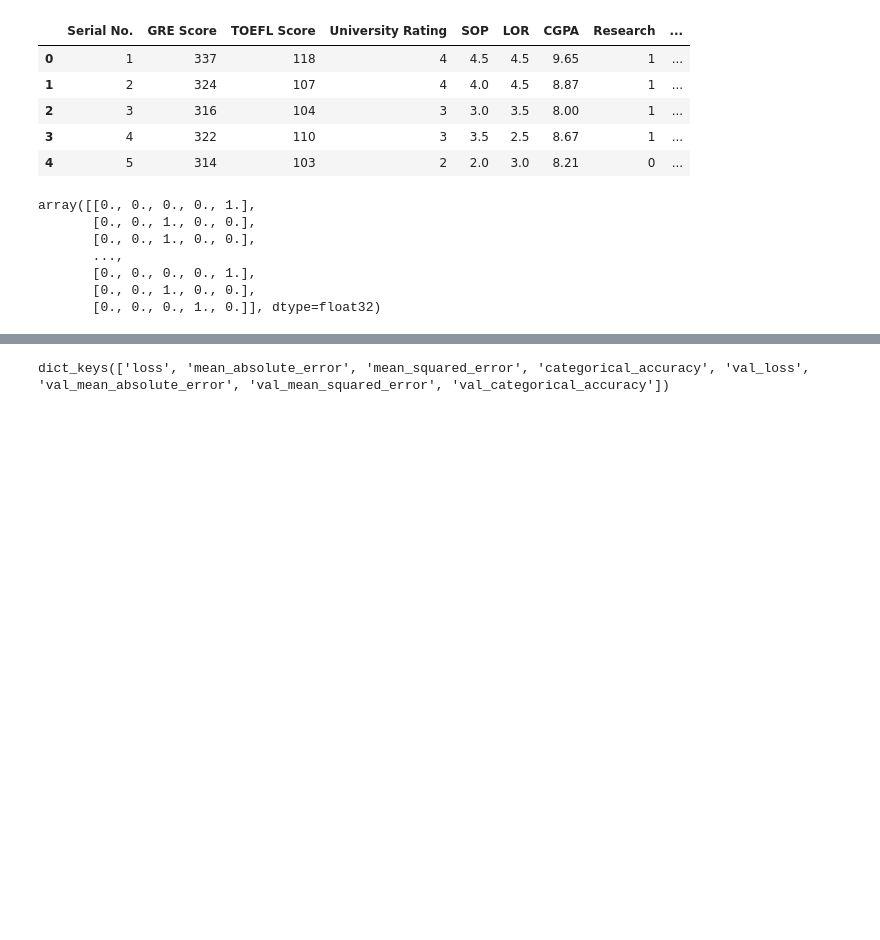
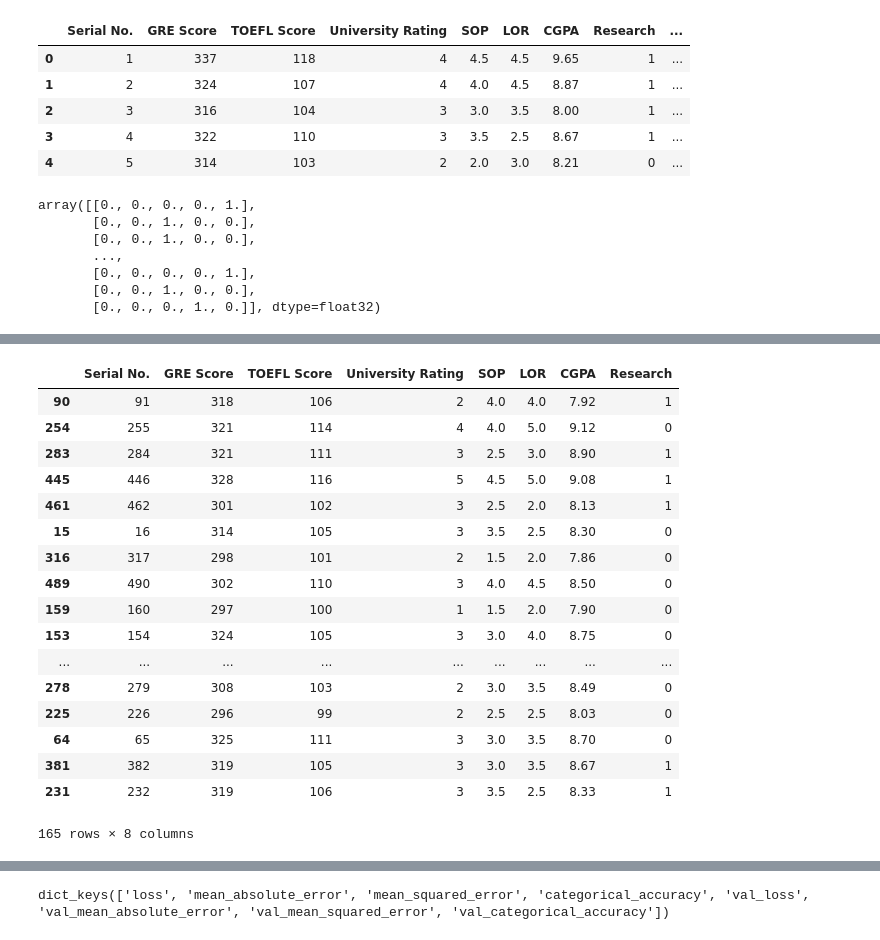
Before and after one commit to aibarbetta/admission-predict, a Jupyter notebook: Clasificacion.ipynb, the cells around one changed output, grey strips where cells are left out. Saved outputs shown, nothing was run; the diff lists cells and outputs as text; code cells hidden in the pictures; blank space fills up the shorter version.

```diff
--- a/Clasificacion.ipynb
+++ b/Clasificacion.ipynb
@@ -61,3 +83,25 @@ array([[0., 0., 0., 0., 1.],
+# %%
+# Test dataset
+x_valid
+# %% [output]
+|  | Serial No. | GRE Score | TOEFL Score | University Rating | SOP | LOR | CGPA | Research |
+| 90 | 91 | 318 | 106 | 2 | 4.0 | 4.0 | 7.92 | 1 |
+| 254 | 255 | 321 | 114 | 4 | 4.0 | 5.0 | 9.12 | 0 |
+| 283 | 284 | 321 | 111 | 3 | 2.5 | 3.0 | 8.90 | 1 |
+| 445 | 446 | 328 | 116 | 5 | 4.5 | 5.0 | 9.08 | 1 |
+| 461 | 462 | 301 | 102 | 3 | 2.5 | 2.0 | 8.13 | 1 |
+| 15 | 16 | 314 | 105 | 3 | 3.5 | 2.5 | 8.30 | 0 |
+| 316 | 317 | 298 | 101 | 2 | 1.5 | 2.0 | 7.86 | 0 |
+| 489 | 490 | 302 | 110 | 3 | 4.0 | 4.5 | 8.50 | 0 |
+| 159 | 160 | 297 | 100 | 1 | 1.5 | 2.0 | 7.90 | 0 |
+| 153 | 154 | 324 | 105 | 3 | 3.0 | 4.0 | 8.75 | 0 |
+| ... | ... | ... | ... | ... | ... | ... | ... | ... |
+| 278 | 279 | 308 | 103 | 2 | 3.0 | 3.5 | 8.49 | 0 |
+| 225 | 226 | 296 | 99 | 2 | 2.5 | 2.5 | 8.03 | 0 |
+| 64 | 65 | 325 | 111 | 3 | 3.0 | 3.5 | 8.70 | 0 |
+| 381 | 382 | 319 | 105 | 3 | 3.0 | 3.5 | 8.67 | 1 |
+| 231 | 232 | 319 | 106 | 3 | 3.5 | 2.5 | 8.33 | 1 |
+165 rows × 8 columns
 # %%
 def build_model():
   model = keras.Sequential([
```
Also changed, not shown: parts of 7 cells of this notebook.
